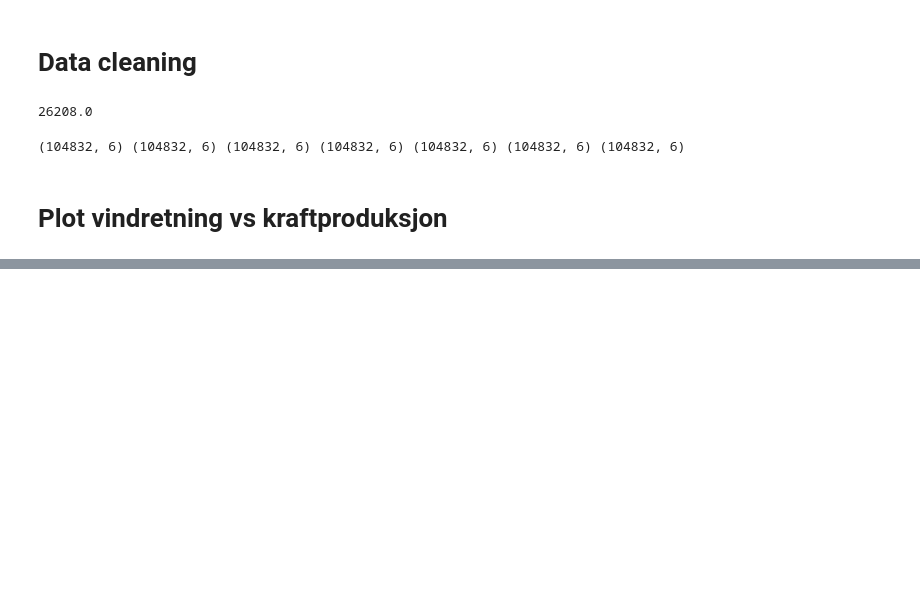
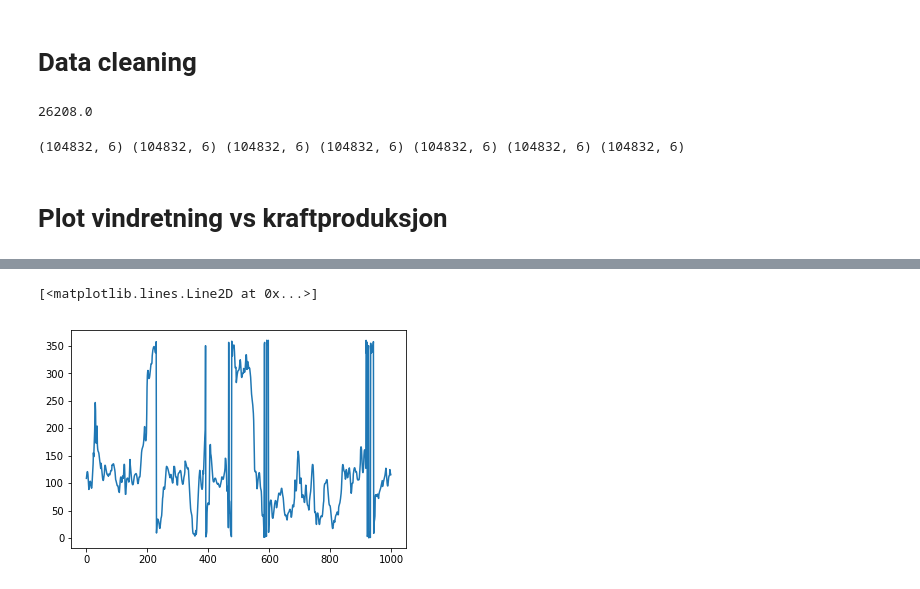
Before and after one commit to Pontius1007/TDT4859, a Jupyter notebook: Data exploration.ipynb, the cells around one changed output, grey strips where cells are left out. Saved outputs shown, nothing was run; the diff lists cells and outputs as text; code cells hidden in the pictures; blank space fills up the shorter version.

```diff
--- a/Data exploration.ipynb
+++ b/Data exploration.ipynb
@@ -188,0 +190,5 @@ for i in range(num_plots):
+# %%
+plt.plot(dfForecast.iloc[:1000,0])
+# %% [output]
+[<matplotlib.lines.Line2D at 0x...>]
+[figure, added]
```
Also changed, not shown: parts of 3 cells of this notebook.
